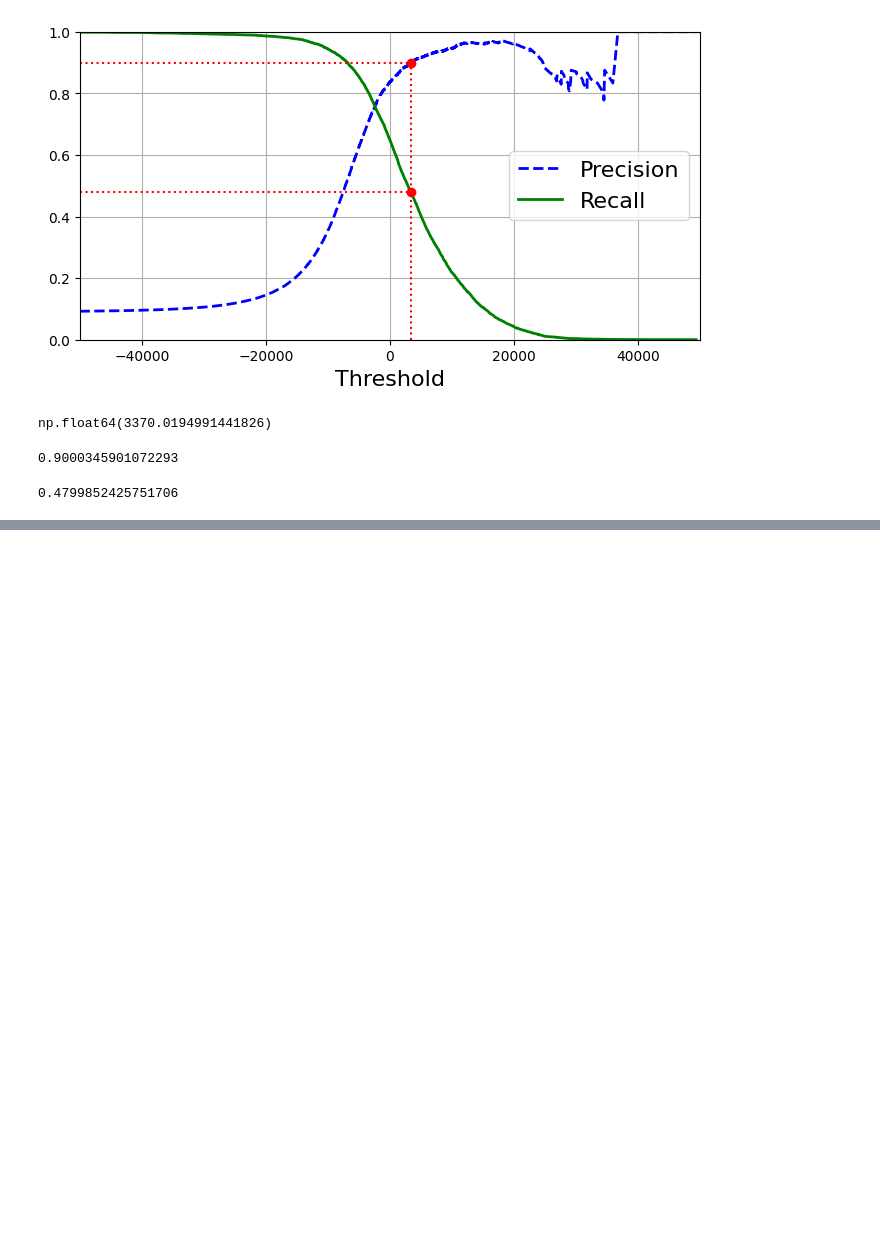
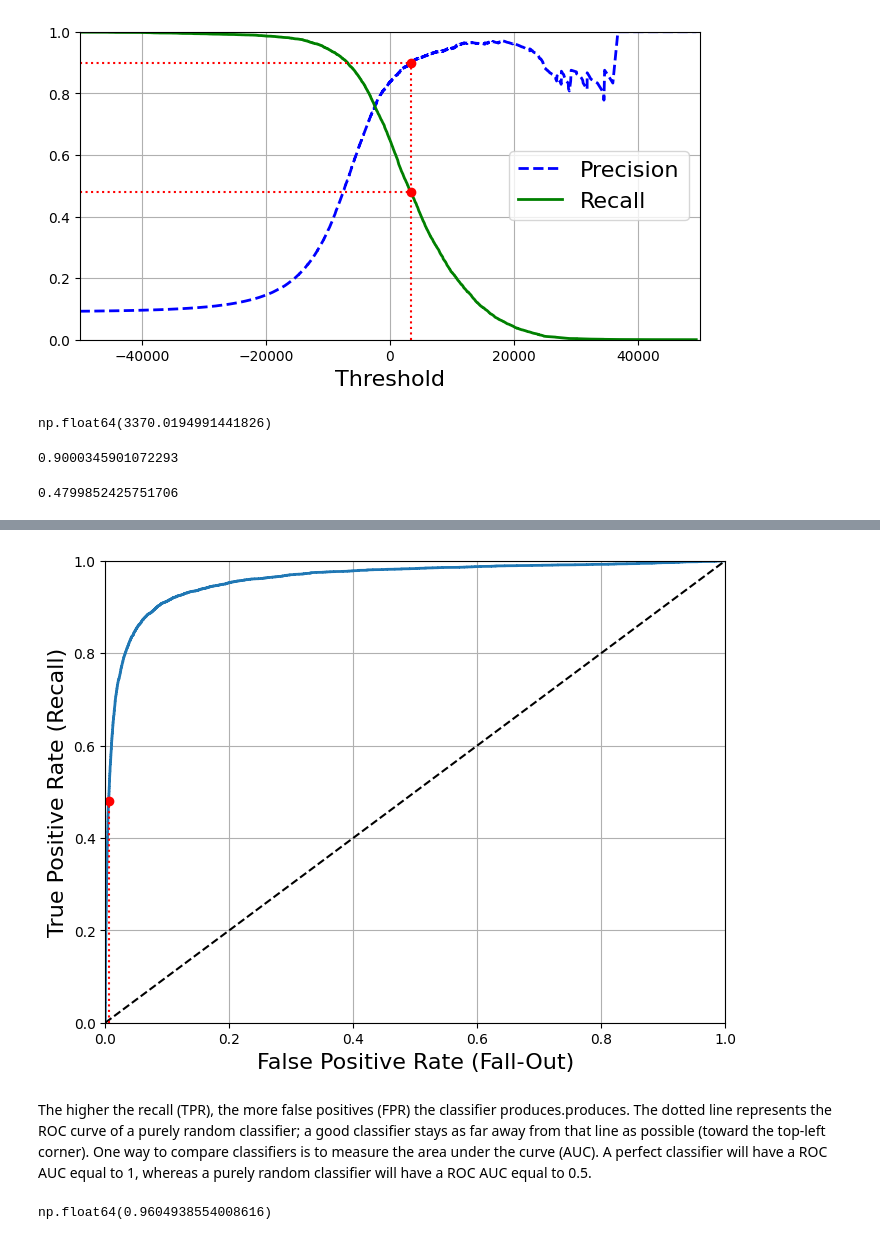
Before and after one commit to karthikathota/AI, a Jupyter notebook: ML/Applications/classification.ipynb, the cells around one changed output, grey strips where cells are left out. Cells and saved outputs as stored; diff of their text form; code cells hidden in the pictures; blank space fills up the shorter version.

Commit message:
ROC Curve added

```diff
--- a/ML/Applications/classification.ipynb
+++ b/ML/Applications/classification.ipynb
@@ -177,0 +182,30 @@ recall_score(y_train_5, y_train_pred_90)
+# %%
+from sklearn.metrics import roc_curve
+
+fpr, tpr, thresholds = roc_curve(y_train_5, y_scores)
+# %%
+def plot_roc_curve(fpr, tpr, label=None):
+    plt.plot(fpr, tpr, linewidth=2, label=label)
+    plt.plot([0, 1], [0, 1], 'k--') # dashed diagonal
+    plt.axis([0, 1, 0, 1])
+    plt.xlabel('False Positive Rate (Fall-Out)', fontsize=16)
+    plt.ylabel('True Positive Rate (Recall)', fontsize=16)
+    plt.grid(True)
+
+plt.figure(figsize=(8, 6))
+plot_roc_curve(fpr, tpr)
+fpr_90 = fpr[np.argmax(tpr >= recall_90_precision)]
+plt.plot([fpr_90, fpr_90], [0., recall_90_precision], "r:")
+plt.plot([0.0, fpr_90], [recall_90_precision, recall_90_precision], "r:")
+plt.plot([fpr_90], [recall_90_precision], "ro")
+plt.show()
+# %% [output]
+[figure, added]
+# %% [markdown]
+The higher the recall (TPR), the more false positives (FPR) the classifier produces.produces. The dotted line represents the ROC curve of a purely random classifier; a good classifier stays as far away from that line as possible (toward the top-left corner). One way to compare classifiers is to measure the area under the curve (AUC). A perfect classifier will have a ROC AUC equal to 1, whereas a purely random classifier will have a ROC AUC equal to 0.5.
+# %%
+from sklearn.metrics import roc_auc_score
+
+roc_auc_score(y_train_5, y_scores)
+# %% [output]
+np.float64(0.9604938554008616)
```
Also changed, not shown: parts of 2 cells of this notebook.
